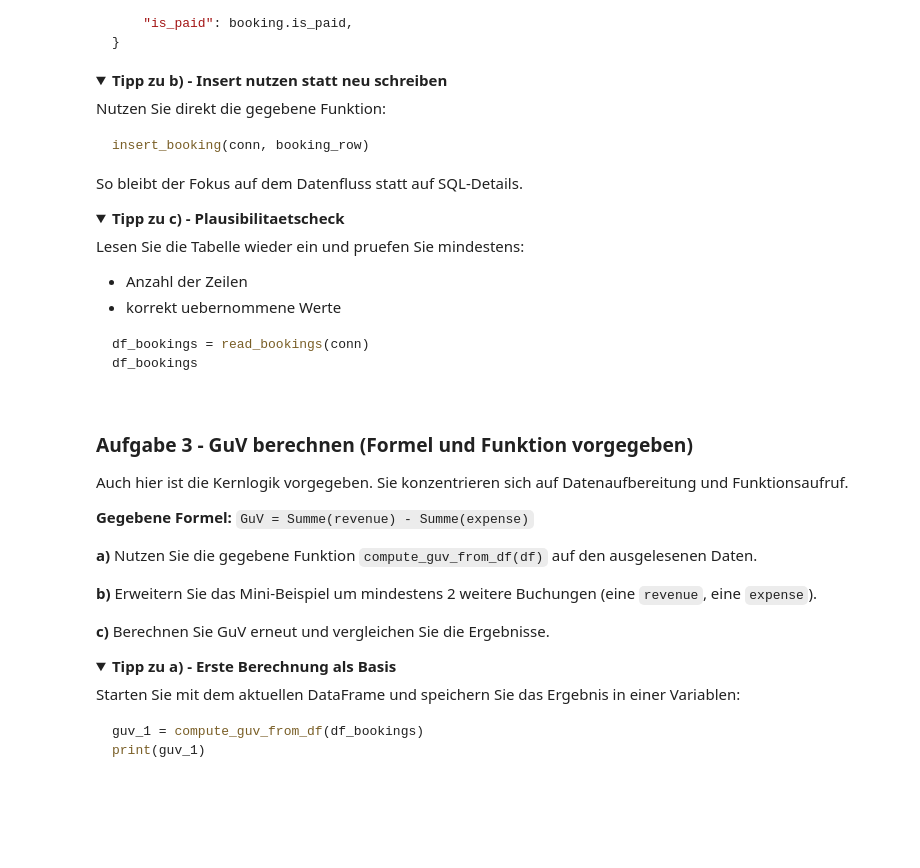
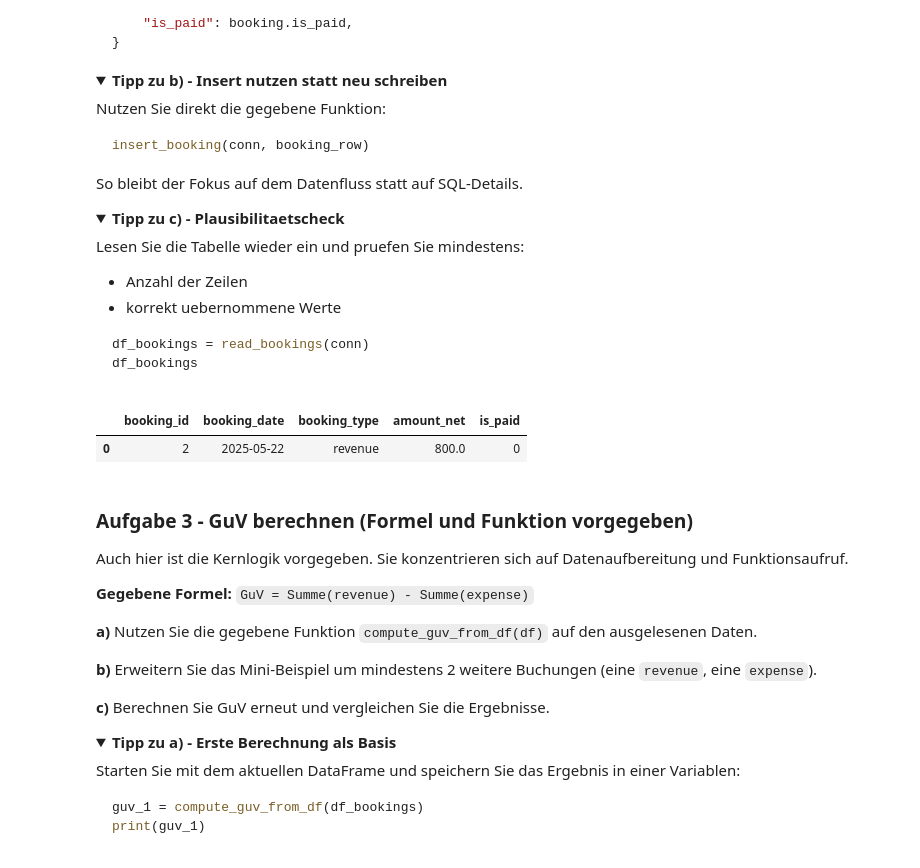
Before and after one commit to henrymxie/ABV_Programmieren, a Jupyter notebook: ABV_Programmieren/ABV6_DataAnalysisII.ipynb, the cells around one changed output. Cells and saved outputs as stored; diff of their text form; code cells hidden in the pictures; folded sections open; blank space fills up the shorter version.

```diff
--- a/ABV_Programmieren/ABV6_DataAnalysisII.ipynb
+++ b/ABV_Programmieren/ABV6_DataAnalysisII.ipynb
@@ -85,3 +85,16 @@ mini_input = {"booking_id": 2,
               "is_paid": False}
 
 # Lösung
+class BookingInput(BaseModel):
+    booking_id: int
+    booking_date: date
+    booking_type: str
+    amount_net: float
+    is_paid: bool
+
+booking = BookingInput.model_validate(mini_input)
+print(booking)
+
+fehler = {**mini_input, 'amount_net': '1200'} # einen str einfügen dann wird es einen Fehler geben, da amount_net ein float sein soll
+BookingInput.model_validate(fehler)
+print(BookingInput.model_validate(fehler))
@@ -144,6 +160,7 @@ import pandas as pd
 import sqlite3
 
 conn = sqlite3.connect("mini_finance.db")
+create_tables(conn)
 
 # -----------------------------
 # Vorgegebene Hilfsfunktionen
@@ -151,33 +168,47 @@ conn = sqlite3.connect("mini_finance.db")
 def create_tables(connection: sqlite3.Connection) -> None:
     connection.execute("""
     CREATE TABLE IF NOT EXISTS bookings (
         booking_id INTEGER PRIMARY KEY,
         booking_date TEXT NOT NULL,
         booking_type TEXT NOT NULL,
         amount_net REAL NOT NULL,
         is_paid INTEGER NOT NULL
     )
     """)
 
 def insert_booking(connection: sqlite3.Connection, row: dict) -> None:
     connection.execute(
         """
         INSERT INTO bookings (booking_id, booking_date, booking_type, amount_net, is_paid)
         VALUES (?, ?, ?, ?, ?)
         """,
         (
             row["booking_id"],
             row["booking_date"],
             row["booking_type"],
             row["amount_net"],
             int(row["is_paid"]),
         ),
     )
 
 def read_bookings(connection: sqlite3.Connection) -> pd.DataFrame:
     return pd.read_sql_query("SELECT * FROM bookings", connection)
 
 # Lösung
+booking_row = {
+    "booking_id": booking.booking_id,
+    "booking_date": booking.booking_date,
+    "booking_type": booking.booking_type,
+    "amount_net": booking.amount_net,
+    "is_paid": booking.is_paid
+}
+
+insert_booking(conn, booking_row)
+df_bookings = read_bookings(conn)
+df_bookings
+# %% [output]
+|  | booking_id | booking_date | booking_type | amount_net | is_paid |
+| 0 | 2 | 2025-05-22 | revenue | 800.0 | 0 |
 # %% [markdown]
 ### Aufgabe 3 - GuV berechnen (Formel und Funktion vorgegeben)
 
```
Also changed, not shown: parts of 2 cells of this notebook, 1 other file.
